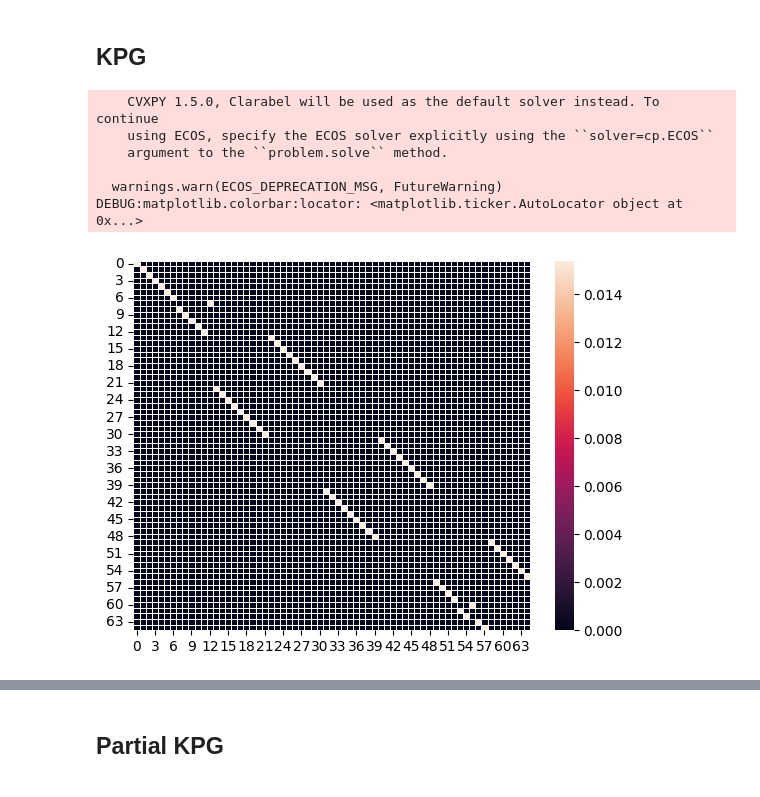
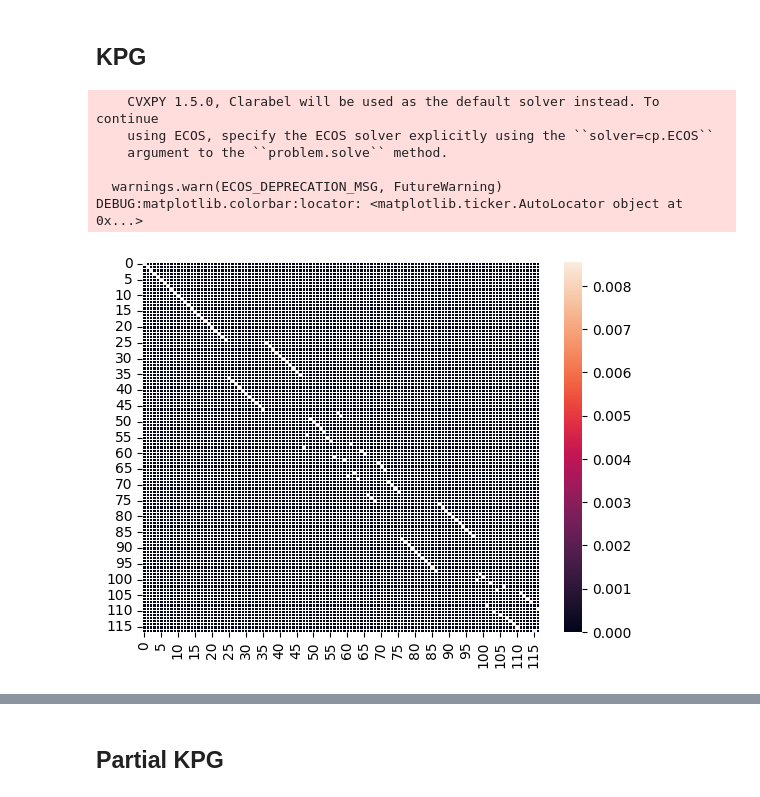
Before and after one commit to hanahhh/WTK-distance, a Jupyter notebook: examples/knn_kpg.ipynb, the cells around one changed output, grey strips where cells are left out. Drawn from its saved outputs; the diff is of its cells as text; code cells hidden in the pictures.

```diff
--- a/examples/knn_kpg.ipynb
+++ b/examples/knn_kpg.ipynb
@@ -65,17 +58,17 @@ DEBUG:matplotlib.colorbar:locator: <matplotlib.ticker.AutoLocator object at 0x..
 # %%
 xs = X_train[8]
 xt = X_test[9]
-sub_length = 64
-lamb = 10
+sub_length = 12
+lamb = 12
 pi2,cost = kpg_sequence_distance(a=xs, b=xt, plot=True, lamb=lamb, sub_length=sub_length)
 # %% [output]
     CVXPY 1.5.0, Clarabel will be used as the default solver instead. To continue
     using ECOS, specify the ECOS solver explicitly using the ``solver=cp.ECOS``
     argument to the ``problem.solve`` method.
 
   warnings.warn(ECOS_DEPRECATION_MSG, FutureWarning)
 DEBUG:matplotlib.colorbar:locator: <matplotlib.ticker.AutoLocator object at 0x...>
-[figure, old version]
+[figure, new version]
 # %%
 pi = pi1-pi2
 sns.heatmap(pi, linewidth=0.5)
```
Also changed, not shown: parts of 5 cells of this notebook, 3 other files.
